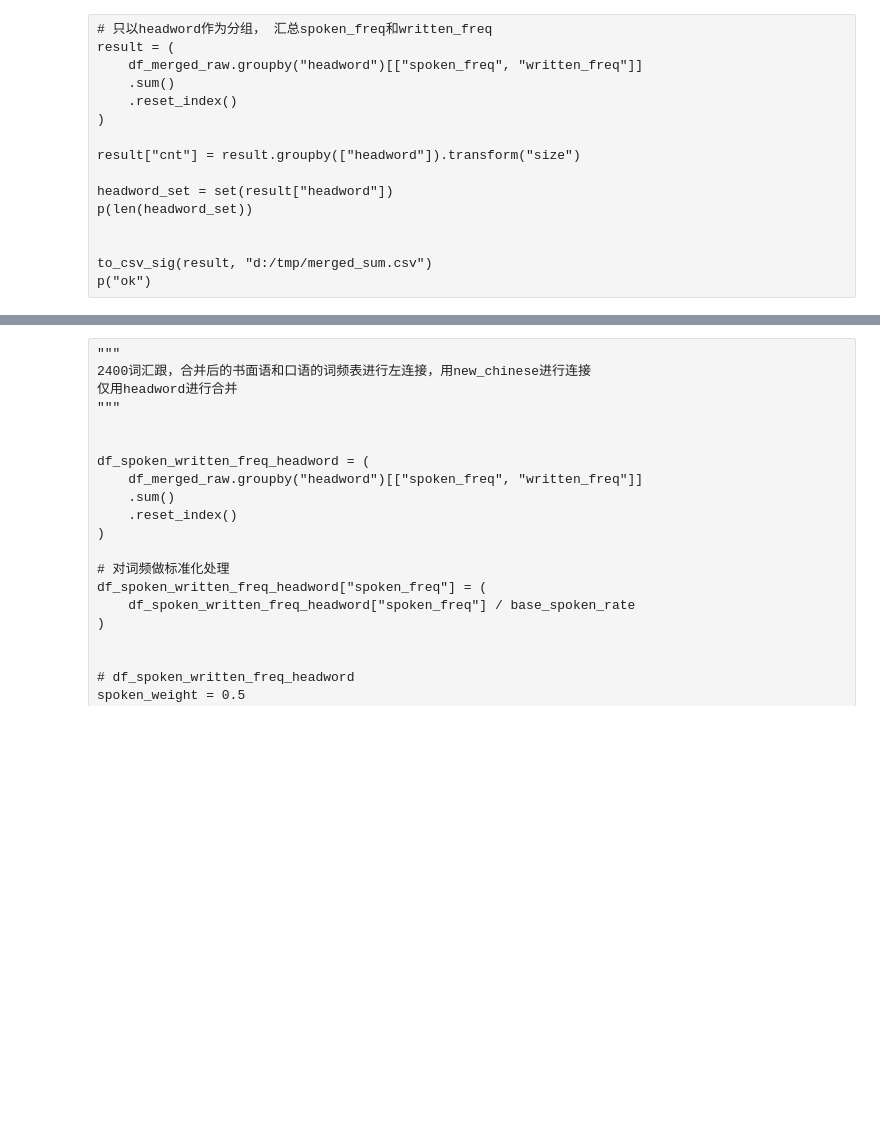
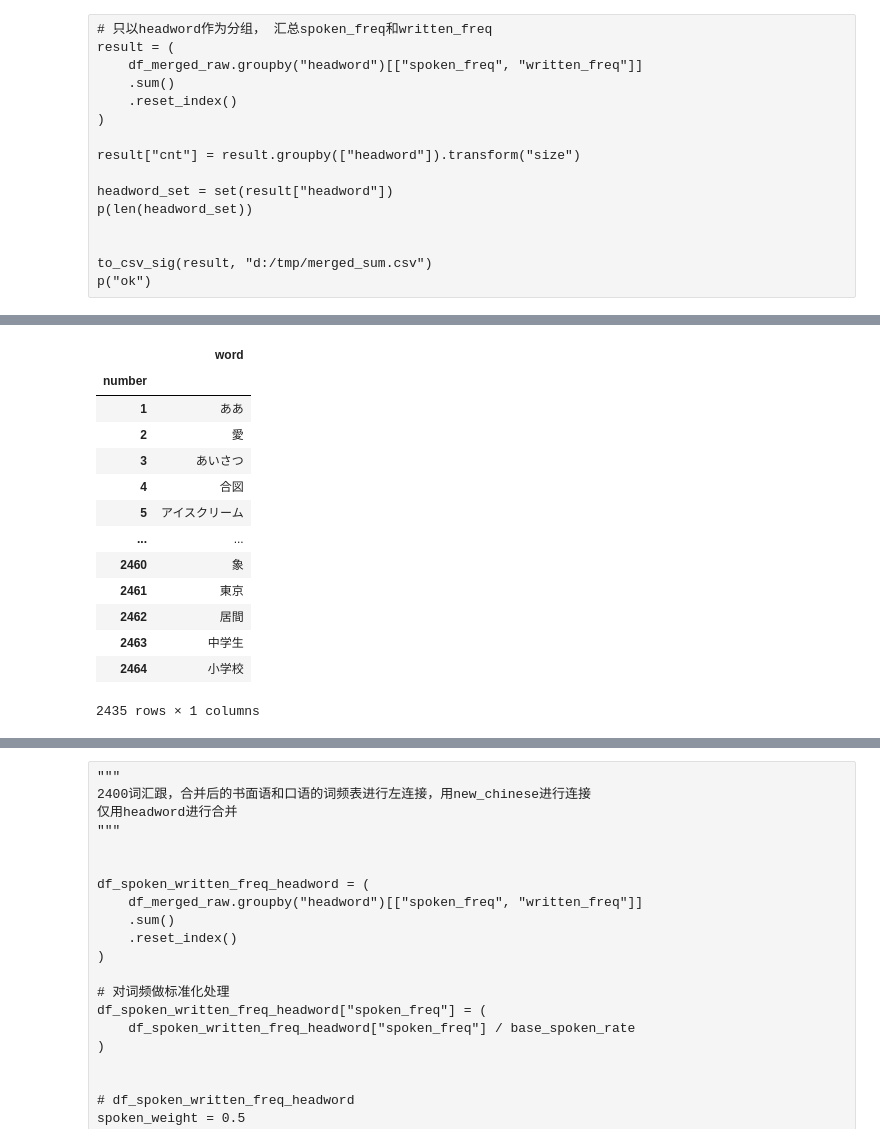
Before and after one commit to hopensic/python-notebooks, a Jupyter notebook: ja_dict_merge.ipynb, the cells around one changed output, grey strips where cells are left out. Saved outputs shown, nothing was run; the diff lists cells and outputs as text; code cells hidden in the pictures; blank space fills up the shorter version.

```diff
--- a/ja_dict_merge.ipynb
+++ b/ja_dict_merge.ipynb
@@ -244,0 +413,23 @@ df_merged_raw
+# %%
+df_w_word_2400_without_guide_csv = df_w_word_2400_without_guide_csv[["word"]]
+# df_w_word_2400_without_guide_csv
+df_w_word_2400_without_guide_csv_new = df_w_word_2400_without_guide_csv.drop_duplicates(
+    subset=["word"]
+)
+to_csv_sig(df_w_word_2400_without_guide_csv_new,"d:/tmp/2400_tmp.csv")
+df_w_word_2400_without_guide_csv_new
+# %% [output]
+|  | word |
+| number |  |
+| 1 | ああ |
+| 2 | 愛 |
+| 3 | あいさつ |
+| 4 | 合図 |
+| 5 | アイスクリーム |
+| ... | ... |
+| 2460 | 象 |
+| 2461 | 東京 |
+| 2462 | 居間 |
+| 2463 | 中学生 |
+| 2464 | 小学校 |
+2435 rows × 1 columns
```
Also changed, not shown: parts of 19 cells of this notebook, 2 other files.
